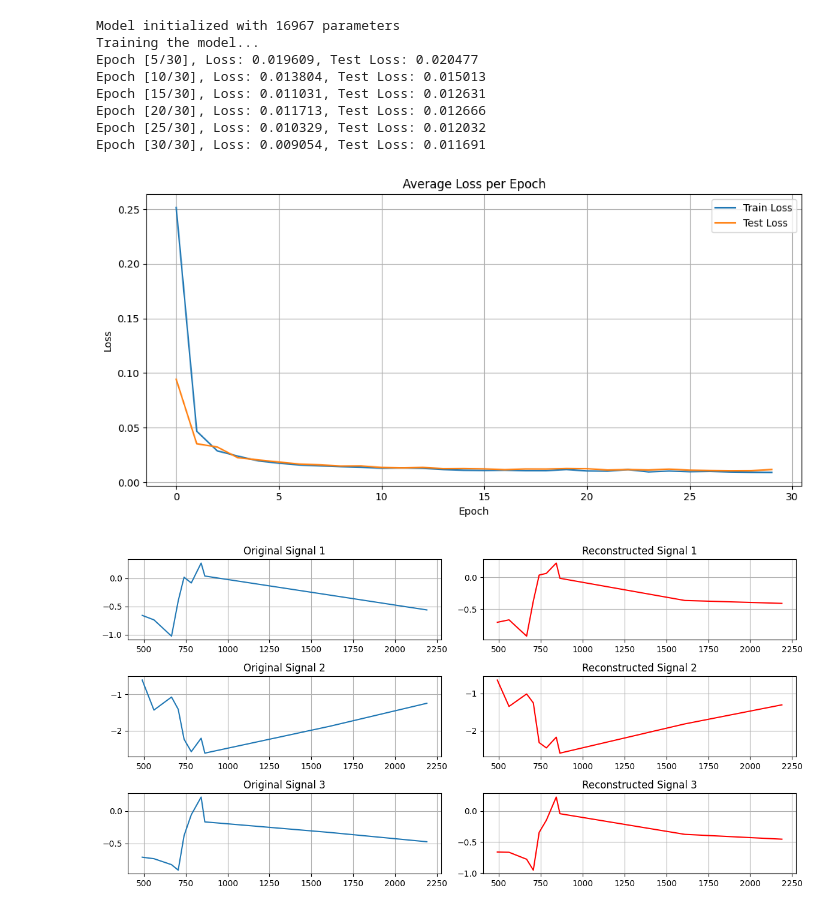
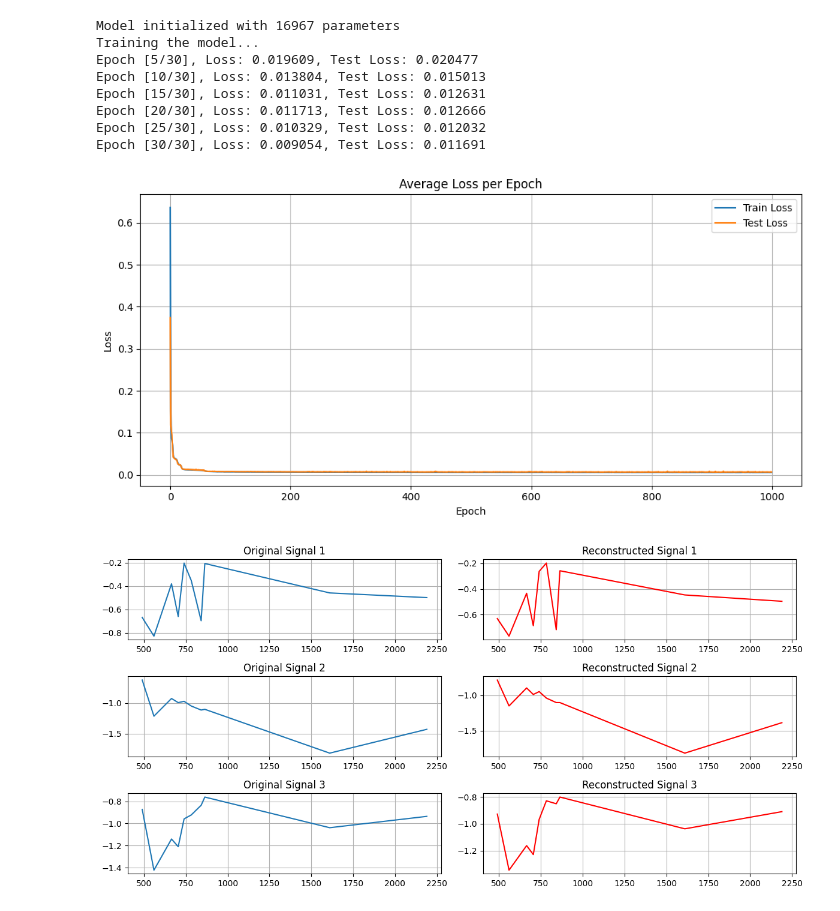
Before and after one commit to isaachcamp/geofm-plant-traits, a Jupyter notebook: notebooks/autoencoder.ipynb, the cells around one changed output. Cells and saved outputs as stored; diff of their text form; code cells hidden in the pictures.

```diff
--- a/notebooks/autoencoder.ipynb
+++ b/notebooks/autoencoder.ipynb
@@ -97,11 +98,11 @@ def train_autoencoder(model, train_loader, test_loader, num_epochs=50, learning_
     return loss_history, test_loss_history
 # %%
 # Parameters
-input_size = 10
+input_size = 9
 batch_size = 64
-num_epochs = 30
-latent_dim = 2
-in_channels = 1  # Number of features/channels
+num_epochs = 500
+latent_dim = 6
+# in_channels = 1  # Number of features/channels
 # %%
 # Generate sample data
 print("Generating synthetic data...")
@@ -123,5 +125,5 @@ Generating synthetic data...
 # %%
-data = SentinelSpectraDataset('./data/training_examples.csv')
+data = SentinelSpectraDataset('../data/training_examples_selfsupervised.csv')
 
 train_size = int(0.8*len(data))
 test_size = int(0.2*len(data))
@@ -160,39 +190,39 @@ plt.legend()
 plt.tight_layout()
 plt.show()
 # %% [output]
-[figure, old version]
+[figure, new version]
 # %%
 # Visualization of reconstruction
 device = torch.device("cuda" if torch.cuda.is_available() else "cpu")
 model.eval()
 
 # band central wavelengths
 wavelengths = [490, 560, 665, 705, 740, 783, 842, 864, 1610, 2190]
 
 with torch.no_grad():
     # Get a sample from test data
-    test_sample = test_dataset.dataset.data[test_dataset.indices[3:6]].to(device)
+    test_sample = test_dataset.dataset.data[test_dataset.indices[:3]].to(device)
     reconstructed, _ = model(test_sample)
 
     # Plot original vs reconstructed
     plt.figure(figsize=(12, 6))
     for i in range(min(3, len(test_sample))):
         plt.subplot(3, 2, i*2+1)
         plt.plot(wavelengths, test_sample[i][0])
         plt.title(f"Original Signal {i+1}")
         # plt.ylim(0,0.4)
         plt.grid(True)
 
         plt.subplot(3, 2, i*2+2)
         plt.plot(wavelengths, reconstructed[i][0], 'r')
         plt.title(f"Reconstructed Signal {i+1}")
         # plt.ylim(0,0.4)
         plt.grid(True)
 
     plt.tight_layout()
     plt.show()
 # %% [output]
-[figure, old version]
+[figure, new version]
 # %%
 with torch.no_grad():
     # Visualize the latent space for the test set
```
Also changed, not shown: parts of 5 cells of this notebook.
